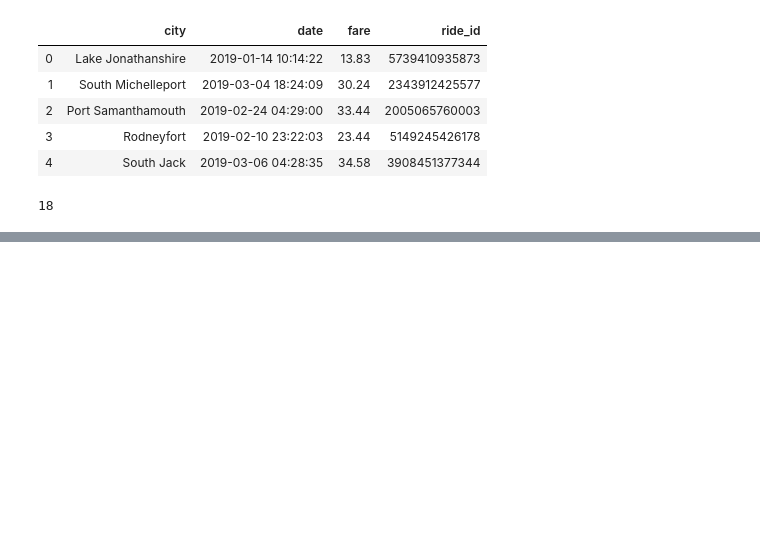
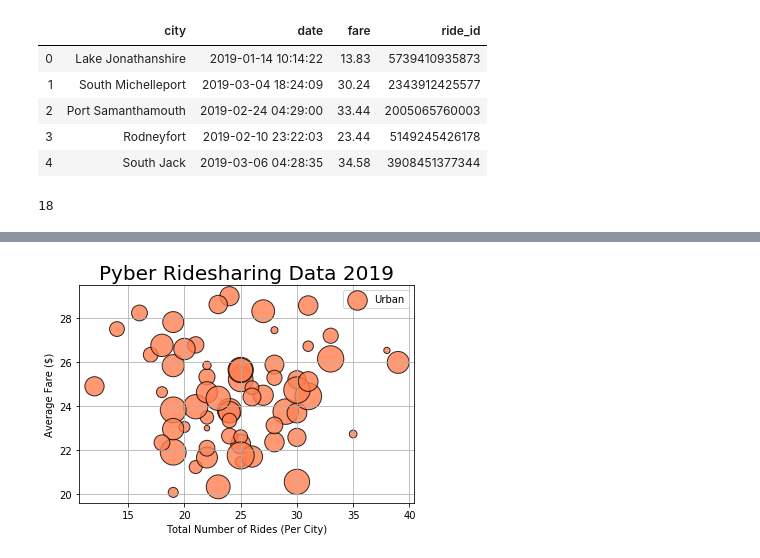
Before and after one commit to elizabethhwhitford/Pyber_Analysis, a Jupyter notebook: Pyber.ipynb, the cells around one changed output, grey strips where cells are left out. Cells and saved outputs as stored; diff of their text form; code cells hidden in the pictures; blank space fills up the shorter version.

```diff
--- a/Pyber.ipynb
+++ b/Pyber.ipynb
@@ -45,0 +73,11 @@ pyber_data_df.head()
+# %%
+# Scatter plot for urban analysis
+plt.scatter(urban_ride_count, urban_avg_fare, s=urban_driver_count*10, linewidths=1, edgecolor="black", c="coral", alpha=.8, label="Urban")
+plt.xlabel("Total Number of Rides (Per City)")
+plt.ylabel("Average Fare ($)")
+plt.title("Pyber Ridesharing Data 2019", fontsize=20)
+plt.grid(True)
+plt.legend()
+plt.show()
+# %% [output]
+[figure, added]
```
Also changed, not shown: parts of 10 cells of this notebook, 1 other file.
